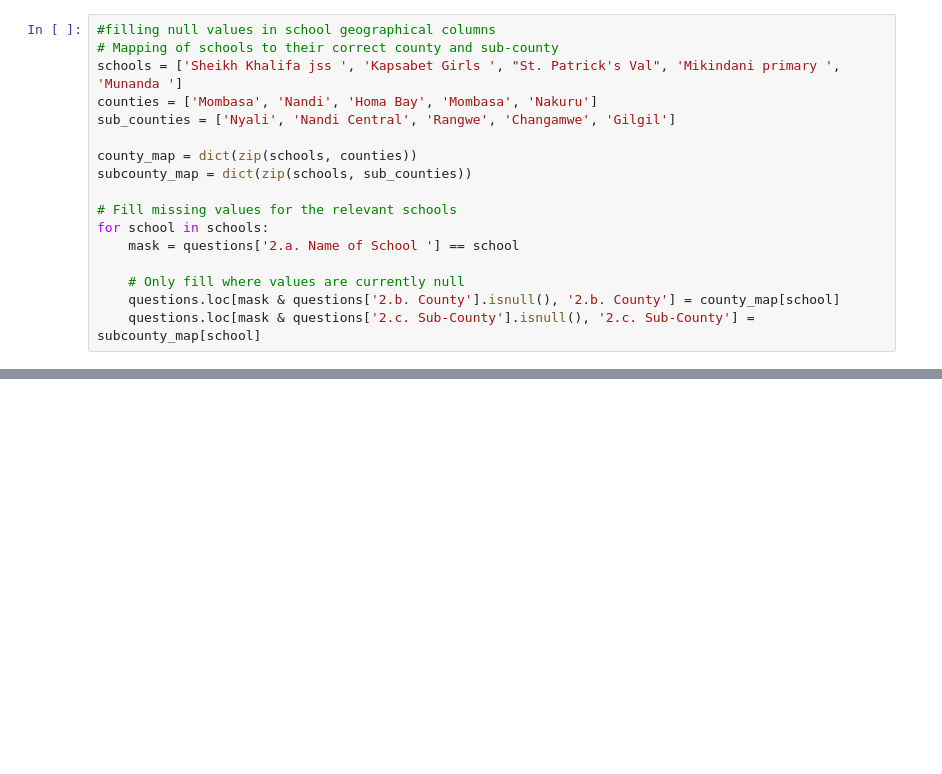
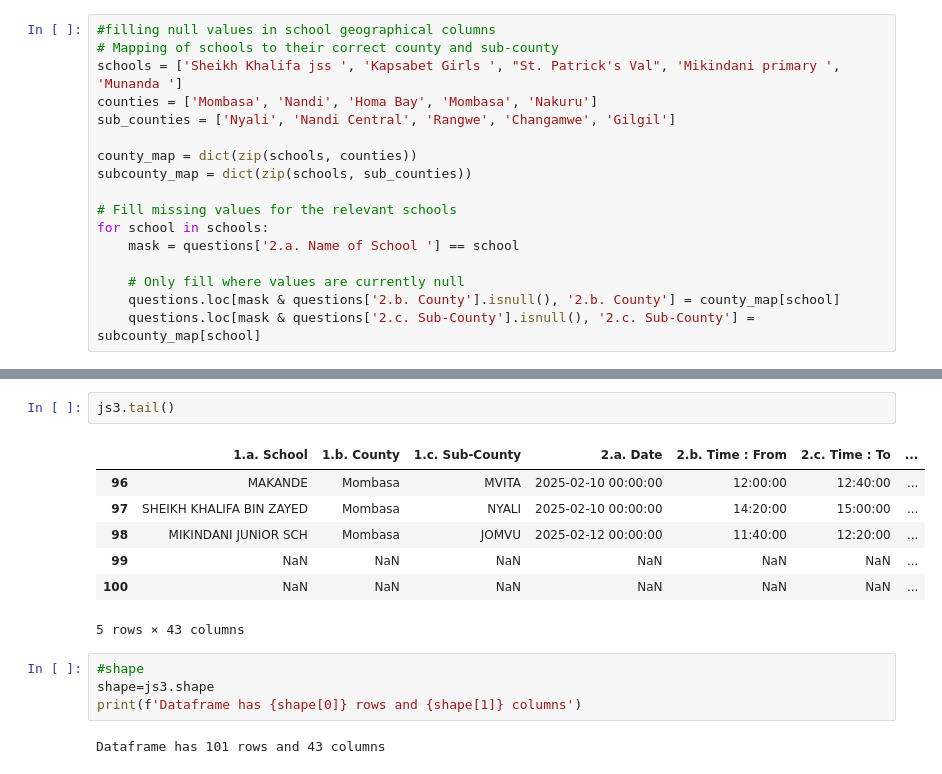
Before and after one commit to davidmasai/kenya-stem-digital-efficacy, a Jupyter notebook: Kenya_stem_digital_efficacy.ipynb, the cells around one changed output, grey strips where cells are left out. Saved outputs shown, nothing was run; the diff lists cells and outputs as text; blank space fills up the shorter version.

```diff
--- a/Kenya_stem_digital_efficacy.ipynb
+++ b/Kenya_stem_digital_efficacy.ipynb
@@ -203,0 +579,16 @@ for school in schools:
+# %%
+js3.tail()
+# %% [output]
+|  | 1.a. School | 1.b. County | 1.c. Sub-County | 2.a. Date | 2.b. Time : From | 2.c. Time : To | ... |
+| 96 | MAKANDE | Mombasa | MVITA | 2025-02-10 00:00:00 | 12:00:00 | 12:40:00 | ... |
+| 97 | SHEIKH KHALIFA BIN ZAYED | Mombasa | NYALI | 2025-02-10 00:00:00 | 14:20:00 | 15:00:00 | ... |
+| 98 | MIKINDANI JUNIOR SCH | Mombasa | JOMVU | 2025-02-12 00:00:00 | 11:40:00 | 12:20:00 | ... |
+| 99 | NaN | NaN | NaN | NaN | NaN | NaN | ... |
+| 100 | NaN | NaN | NaN | NaN | NaN | NaN | ... |
+5 rows × 43 columns
+# %%
+#shape
+shape=js3.shape
+print(f'Dataframe has {shape[0]} rows and {shape[1]} columns')
+# %% [output]
+Dataframe has 101 rows and 43 columns
```
Also changed, not shown: parts of 54 cells of this notebook.
